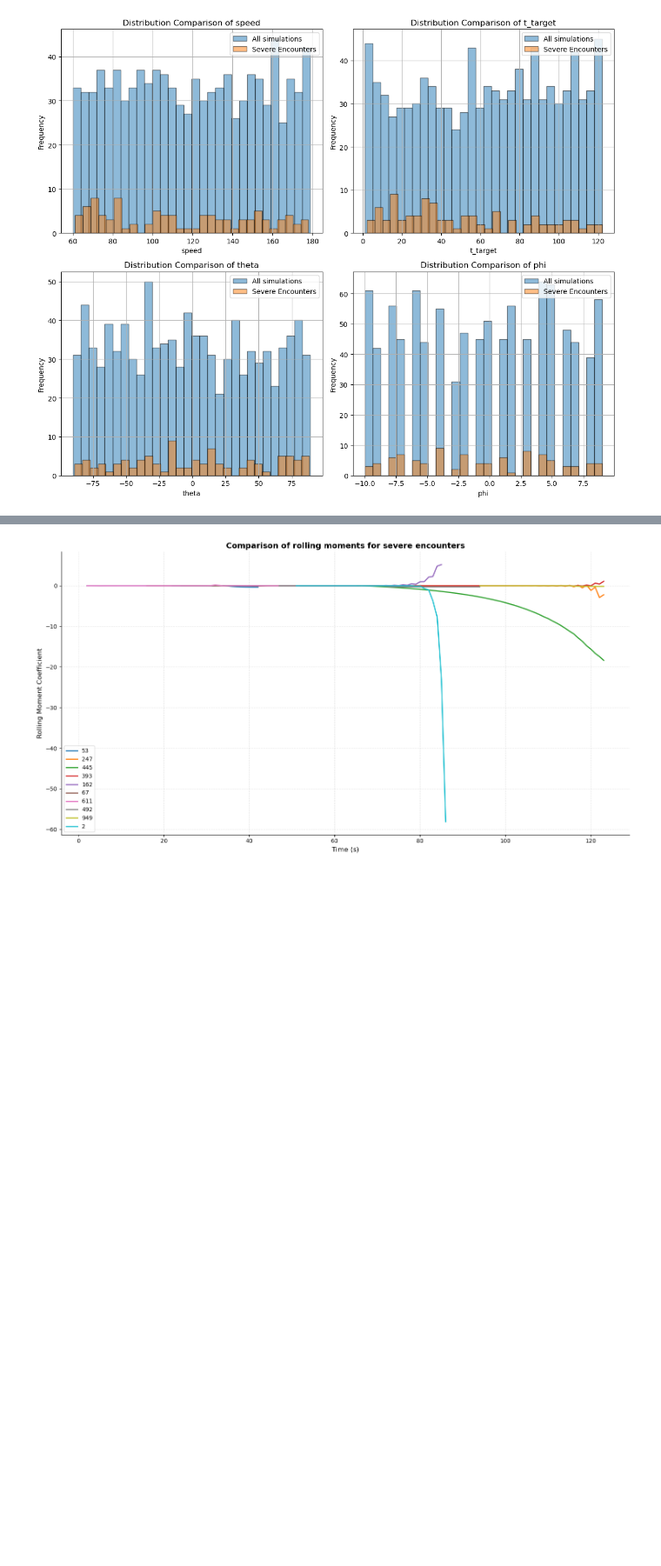
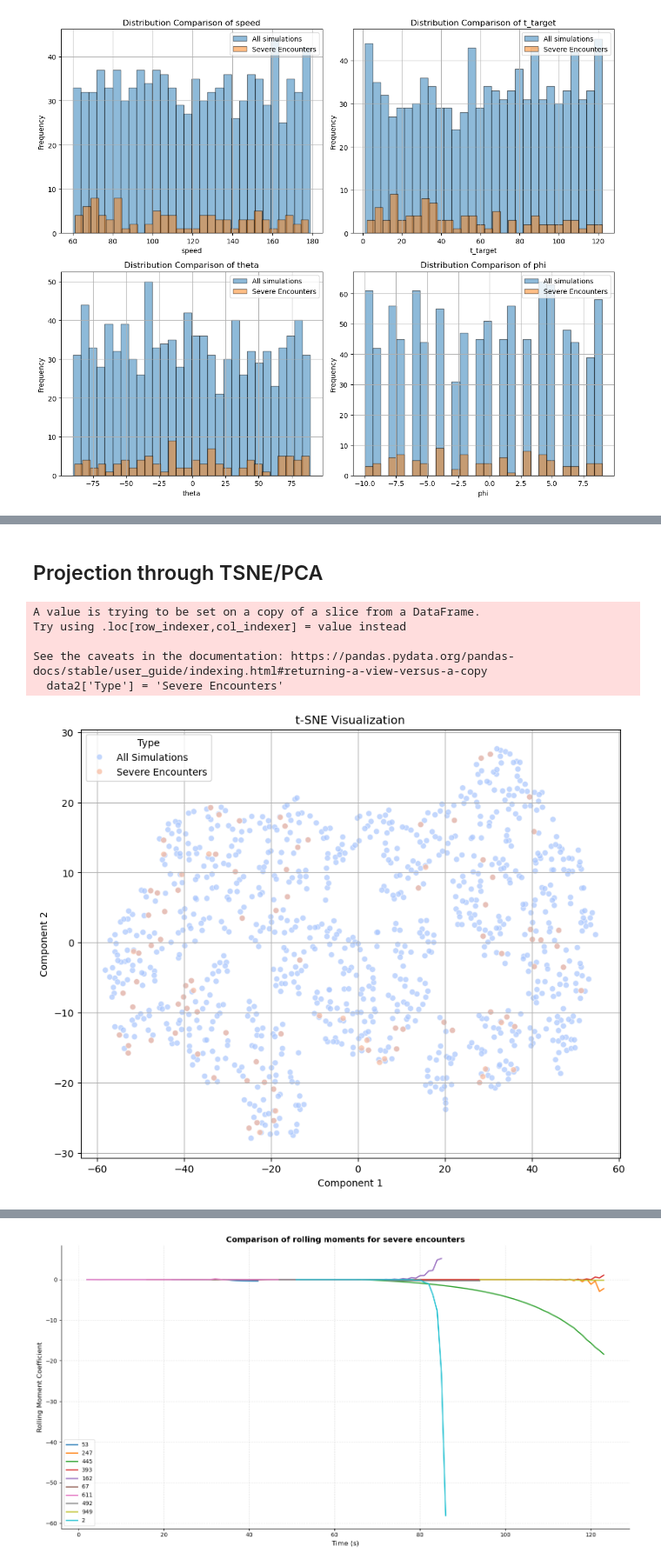
Before and after one commit to kruuZHAW/wake_encounter, a Jupyter notebook: run/analysis.ipynb, the cells around one changed output, grey strips where cells are left out. Shown at 87% size. Cells and saved outputs as stored; diff of their text form; code cells hidden in the pictures; blank space fills up the shorter version.

```diff
--- a/run/analysis.ipynb
+++ b/run/analysis.ipynb
@@ -213,0 +322,69 @@ plt.show()
+# %% [markdown]
+## Projection through TSNE/PCA
+# %%
+from sklearn.decomposition import PCA
+from sklearn.manifold import TSNE
+import matplotlib.pyplot as plt
+
+def plot_dimensionality_reduction(data1, data2, method='pca', features=None):
+    """
+    Plots 2D dimensionality reduction using PCA or t-SNE.
+
+    Parameters:
+        data1: DataFrame for 'All Simulations'.
+        data2: DataFrame for 'Severe Encounters'.
+        method: 'pca' or 'tsne' for dimensionality reduction.
+        features: List of features to include in dimensionality reduction.
+    """
+    # Combine datasets for visualization
+    data1['Type'] = 'All Simulations'
+    data2['Type'] = 'Severe Encounters'
+    combined_data = pd.concat([data1, data2])
+
+    # Select only the desired features
+    if features is None:
+        features = ['speed', 't_target', 'theta', 'phi']
+    X = combined_data[features]
+    y = combined_data['Type']
+
+    # Perform dimensionality reduction
+    if method == 'pca':
+        reducer = PCA(n_components=2)
+        title = 'PCA Visualization'
+    elif method == 'tsne':
+        reducer = TSNE(n_components=2, random_state=42)
+        title = 't-SNE Visualization'
+    else:
+        raise ValueError("Method must be 'pca' or 'tsne'")
+
+    X_reduced = reducer.fit_transform(X)
+
+    # Create a DataFrame for the reduced data
+    reduced_df = pd.DataFrame(X_reduced, columns=['Component 1', 'Component 2'])
+    reduced_df['Type'] = y.values
+
+    # Plot the results
+    plt.figure(figsize=(10, 8))
+    sns.scatterplot(
+        data=reduced_df,
+        x='Component 1',
+        y='Component 2',
+        hue='Type',
+        palette='coolwarm',
+        alpha=0.7
+    )
+    plt.title(title)
+    plt.xlabel('Component 1')
+    plt.ylabel('Component 2')
+    plt.legend(title='Type', loc='best')
+    plt.grid(True)
+    plt.show()
+
+plot_dimensionality_reduction(aggregated_params, severe_encounter, method='tsne', features=['speed', 't_target', 'theta', 'phi', 'y_target', 'z_target'])
+# %% [output]
+A value is trying to be set on a copy of a slice from a DataFrame.
+Try using .loc[row_indexer,col_indexer] = value instead
+
+See the caveats in the documentation: https://pandas.pydata.org/pandas-docs/stable/user_guide/indexing.html#returning-a-view-versus-a-copy
+  data2['Type'] = 'Severe Encounters'
+[figure, added]
```
Also changed, not shown: parts of 11 cells of this notebook, 3 other files.
